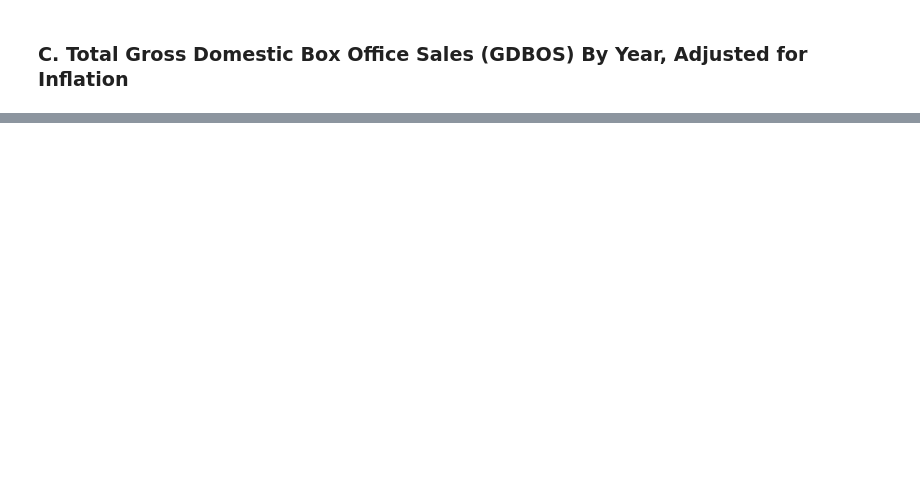
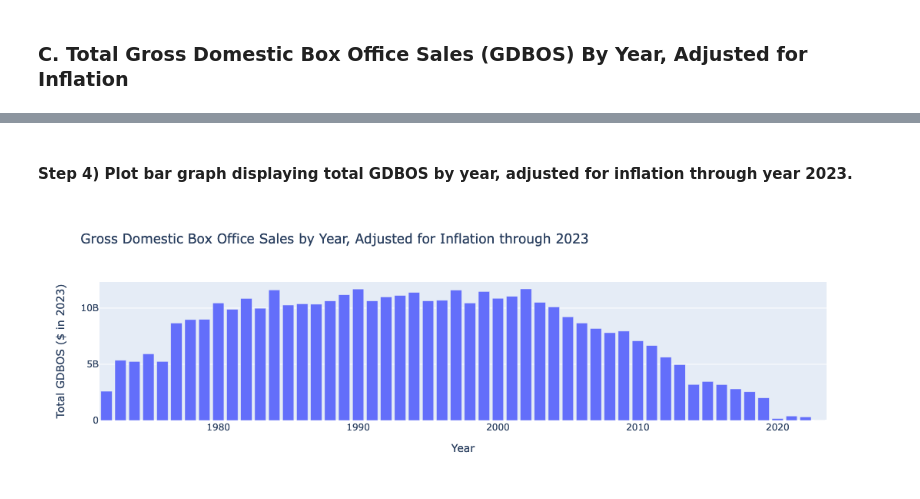
Before and after one commit to tsnow2010/DATA601, a Jupyter notebook: DATA601_Project1/src/main.ipynb, the cells around one changed output, grey strips where cells are left out. Drawn from its saved outputs; the diff is of its cells as text; code cells hidden in the pictures; blank space fills up the shorter version.

```diff
--- a/DATA601_Project1/src/main.ipynb
+++ b/DATA601_Project1/src/main.ipynb
@@ -355,0 +383,4 @@ A total of 6589 movies were removed.
+# %%
+
+df_GDBOS_by_year = df_GDBOS.groupby('Year')['Gross Domestic Box Office Sales ($)'].sum().reset_index()
+df_GDBOS_by_year.sample(1)
@@ -355,0 +394,22 @@ A total of 6589 movies were removed.
+# %%
+# Define function to convert the GDBOS for a year and calculate the USD value in year 2023.
+ANNUAL_INFLATION_RATE = .04
+LAST_YEAR = 2023
+
+def get_today_GDBOS(row):
+  release_year = row['Year']
+  years_elapsed = LAST_YEAR - release_year
+  release_year_GDBOS = row['Gross Domestic Box Office Sales ($)']
+
+  # Returns USD value in 2023 using the formula T = P[(1+r)**n - 1] where:
+  # T = USD value in 2023
+  # P = USD value at year of movie release
+  # r = average annual inflation rate
+  # n = number of years elapsed
+  return release_year_GDBOS * (((1 + ANNUAL_INFLATION_RATE) ** years_elapsed)-1)
+
+# Apply function to calculate USD value (in 2023) for total GDBOS by year
+df_GDBOS_by_year_with_inflation = df_GDBOS_by_year.copy()
+df_GDBOS_by_year_with_inflation['Gross Domestic Box Office Sales ($)'] = df_GDBOS_by_year.apply(get_today_GDBOS, 1)
+df_GDBOS_by_year_with_inflation.rename(columns={'Gross Domestic Box Office Sales ($)': 'Total GDBOS ($ in 2023)'}, inplace=True)
+df_GDBOS_by_year_with_inflation.sample(5)
@@ -355,0 +423,13 @@ A total of 6589 movies were removed.
+# %% [markdown]
+#### Step 4) Plot bar graph displaying total GDBOS by year, adjusted for inflation through year 2023.
+# %%
+# Create bar graph displaying the total GDBOS by year, adjusted for inflation through year 2023.
+fig = px.bar(
+    df_GDBOS_by_year_with_inflation,
+    x = 'Year',
+    y = 'Total GDBOS ($ in 2023)',
+    title = 'Gross Domestic Box Office Sales by Year, Adjusted for Inflation through 2023'
+)
+fig.show()
+# %% [output]
+[figure, added]
```
Also changed, not shown: parts of 39 cells of this notebook.
